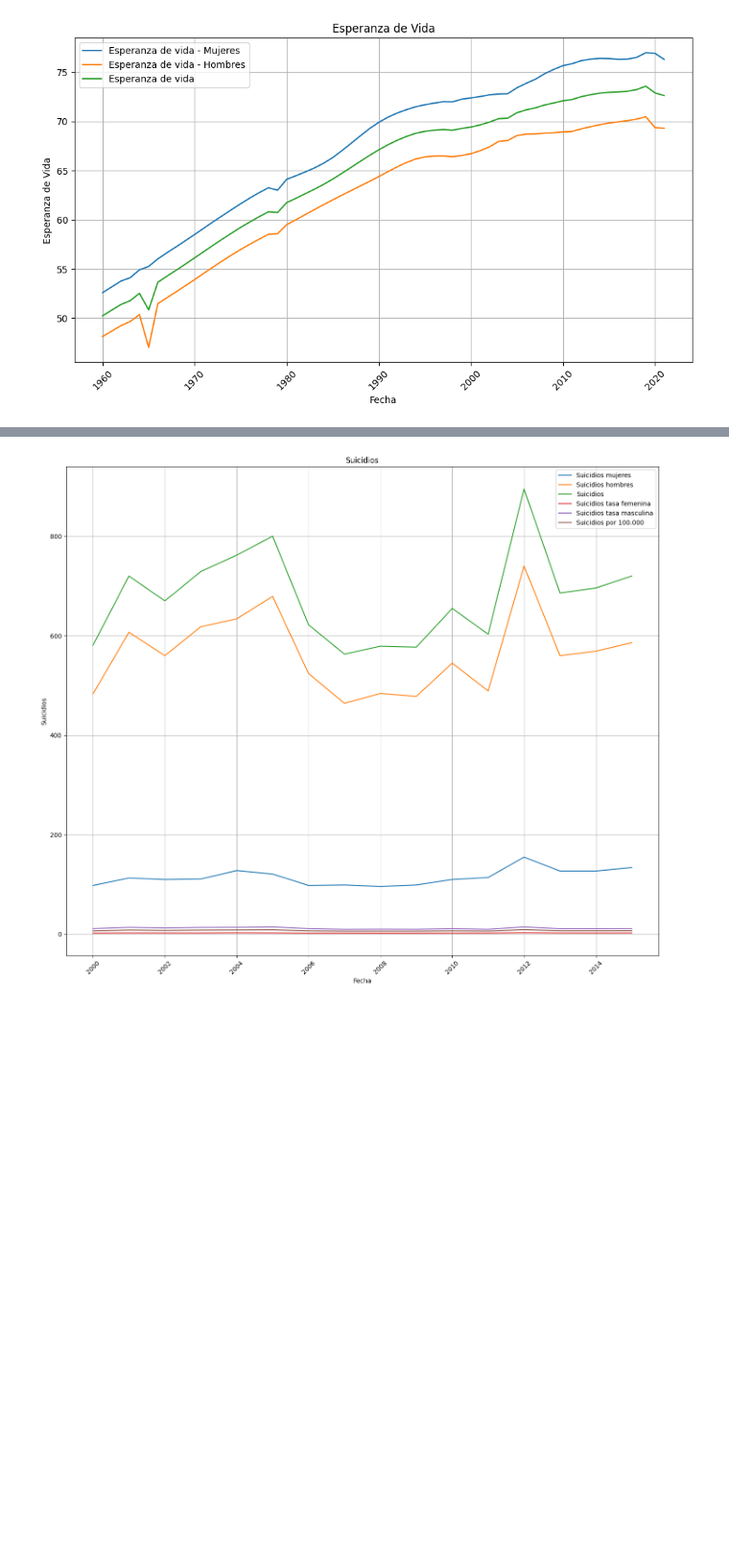
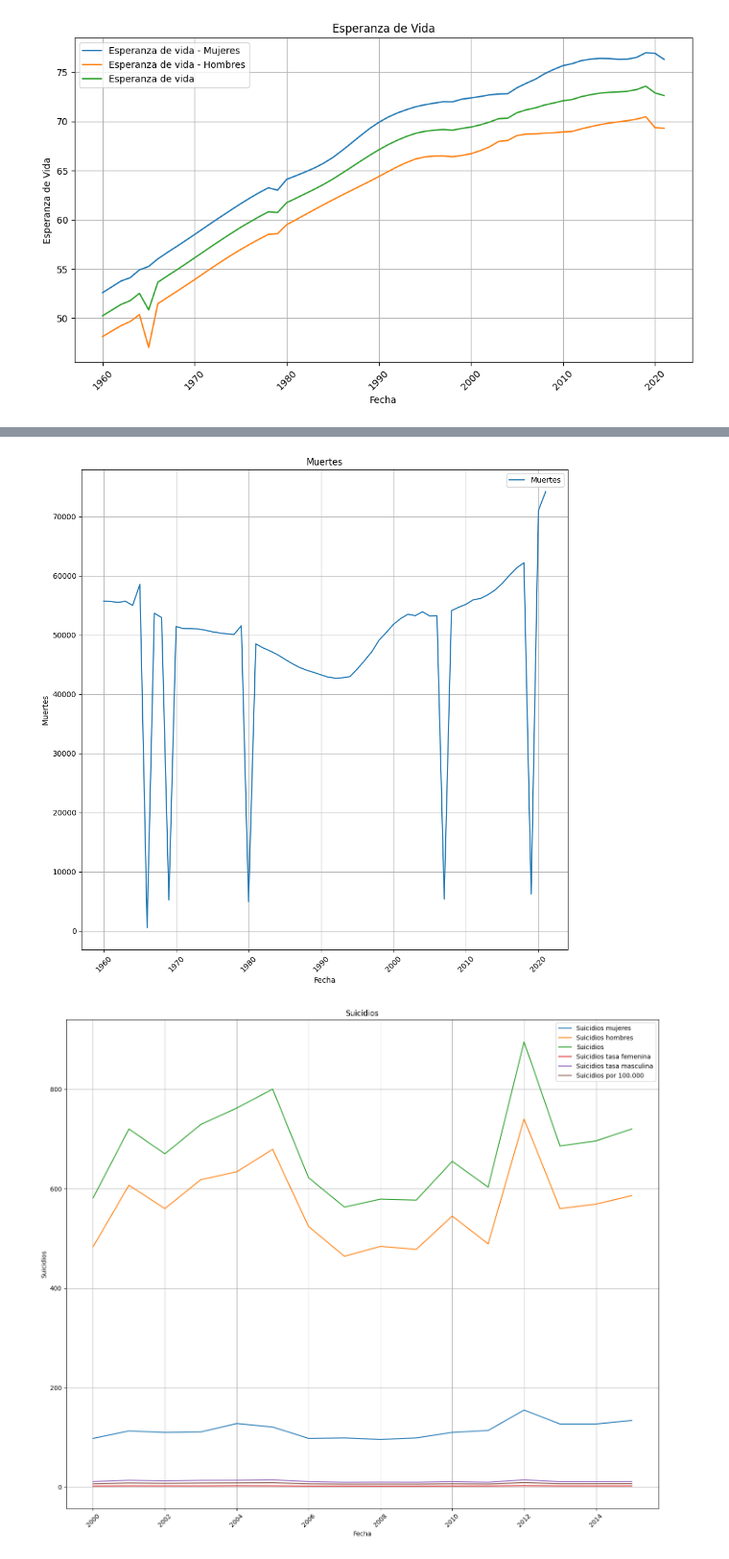
Before and after one commit to MoisesAlmz/Proyecto-Samsung, a Jupyter notebook: Viejicidad_en_RD (Con graficos).ipynb, the cells around one changed output, grey strips where cells are left out. Shown at 96% size. Cells and saved outputs as stored; diff of their text form; code cells hidden in the pictures; blank space fills up the shorter version.

```diff
--- a/Viejicidad_en_RD (Con graficos).ipynb
+++ b/Viejicidad_en_RD (Con graficos).ipynb
@@ -233,3 +233,23 @@ plt.show()
+# %%
+# Graficar
+plt.figure(figsize=(10, 10))  # Tamaño de la figura
+plt.plot(Data_Mortalidad["Fecha"], Data_Mortalidad["Muertes"], label="Muertes")
+
+# Configurar título y etiquetas de los ejes
+plt.title('Muertes')
+plt.xlabel('Fecha')
+plt.ylabel('Muertes')
+plt.xticks(rotation=45)  # Rotar etiquetas del eje x para mayor claridad
+plt.grid(True)  # Activar cuadrícula
+
+# Mostrar la leyenda
+plt.legend()
+
+# Mostrar el gráfico
+plt.tight_layout()
+plt.show()
+# %% [output]
+[figure, added]
 # %%
 # Graficar
 plt.figure(figsize=(14, 12))  # Tamaño de la figura
```
Also changed, not shown: parts of 4 cells of this notebook.
